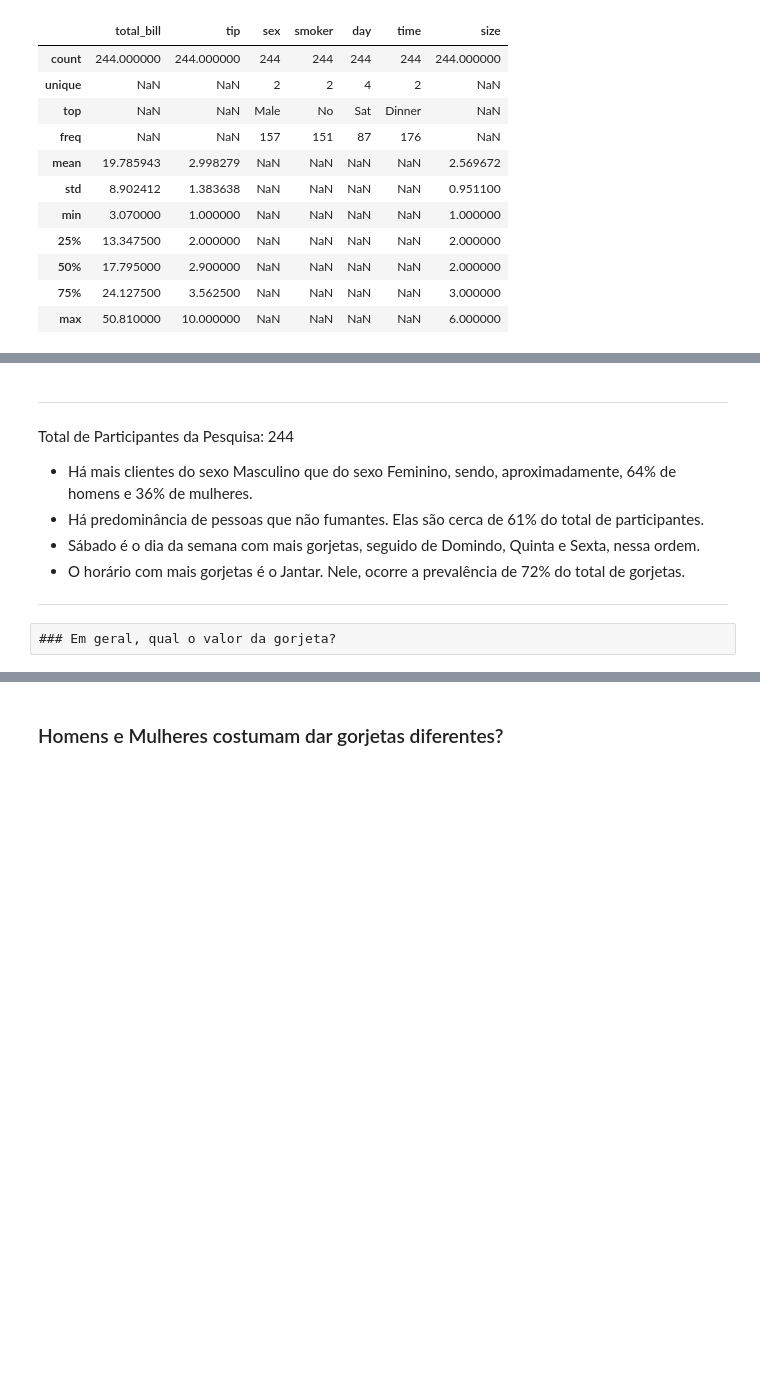
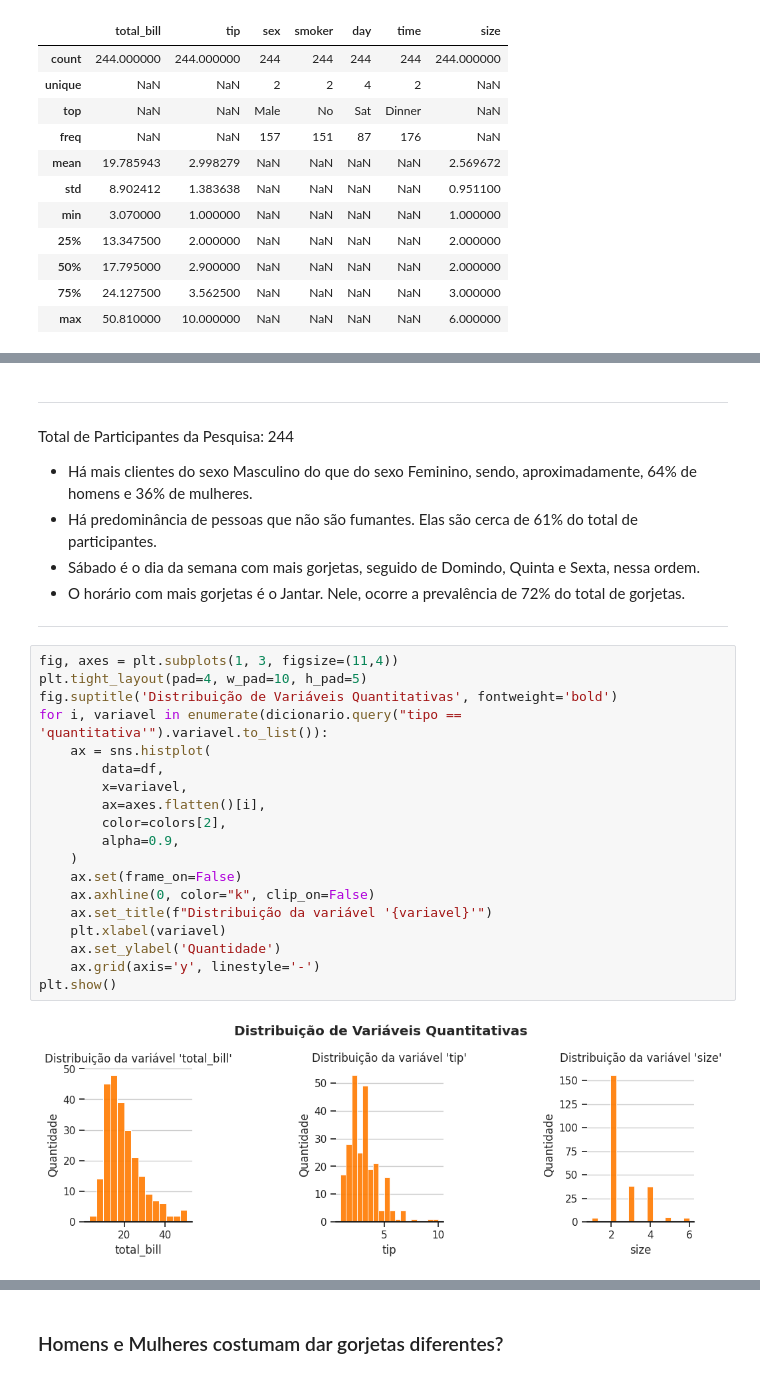
Before and after one commit to Fernanda-Cordeiro/avanti-bootcamp-cdd, a Jupyter notebook: notebooks/01-exploratory_data_analysis.ipynb, the cells around one changed output, grey strips where cells are left out. Saved outputs shown, nothing was run; the diff lists cells and outputs as text; blank space fills up the shorter version.

```diff
--- a/notebooks/01-exploratory_data_analysis.ipynb
+++ b/notebooks/01-exploratory_data_analysis.ipynb
@@ -139,10 +139,29 @@ plt.show()
 # %% [markdown]
 ---
 Total de Participantes da Pesquisa: 244
-- Há mais clientes do sexo Masculino que do sexo Feminino, sendo, aproximadamente, 64% de homens e 36% de mulheres.
-- Há predominância de pessoas que não fumantes. Elas são cerca de 61% do total de participantes.
+- Há mais clientes do sexo Masculino do que do sexo Feminino, sendo, aproximadamente, 64% de homens e 36% de mulheres.
+- Há predominância de pessoas que não são fumantes. Elas são cerca de 61% do total de participantes.
 - Sábado é o dia da semana com mais gorjetas, seguido de Domindo, Quinta e Sexta, nessa ordem.
 - O horário com mais gorjetas é o Jantar. Nele, ocorre a prevalência de 72% do total  de gorjetas.
 ---
-# %% [raw]
-### Em geral, qual o valor da gorjeta?
+# %%
+fig, axes = plt.subplots(1, 3, figsize=(11,4))
+plt.tight_layout(pad=4, w_pad=10, h_pad=5)
+fig.suptitle('Distribuição de Variáveis Quantitativas', fontweight='bold')
+for i, variavel in enumerate(dicionario.query("tipo == 'quantitativa'").variavel.to_list()):
+    ax = sns.histplot(
+        data=df,
+        x=variavel,
+        ax=axes.flatten()[i],
+        color=colors[2],
+        alpha=0.9,
+    )
+    ax.set(frame_on=False)
+    ax.axhline(0, color="k", clip_on=False)
+    ax.set_title(f"Distribuição da variável '{variavel}'")
+    plt.xlabel(variavel)
+    ax.set_ylabel('Quantidade')
+    ax.grid(axis='y', linestyle='-')
+plt.show()
+# %% [output]
+[figure, added]
```
Also changed, not shown: parts of 25 cells of this notebook.
